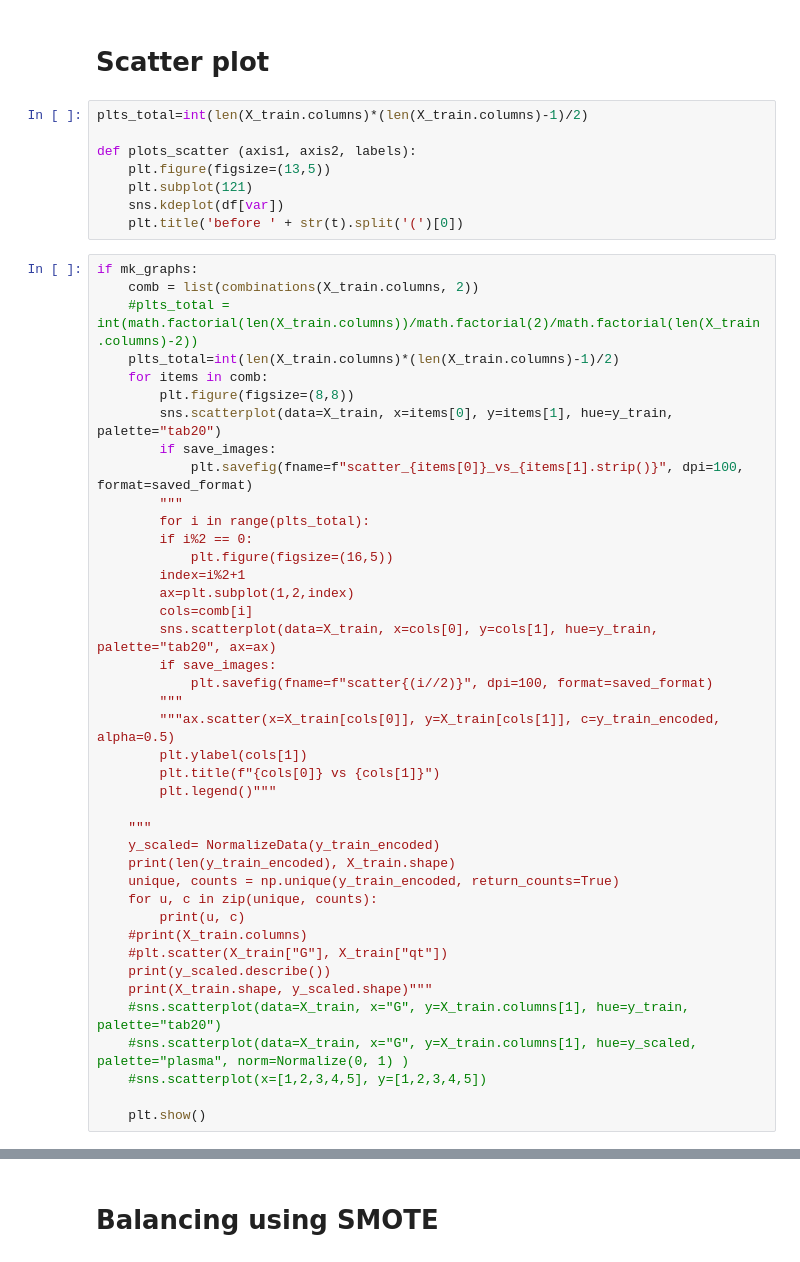
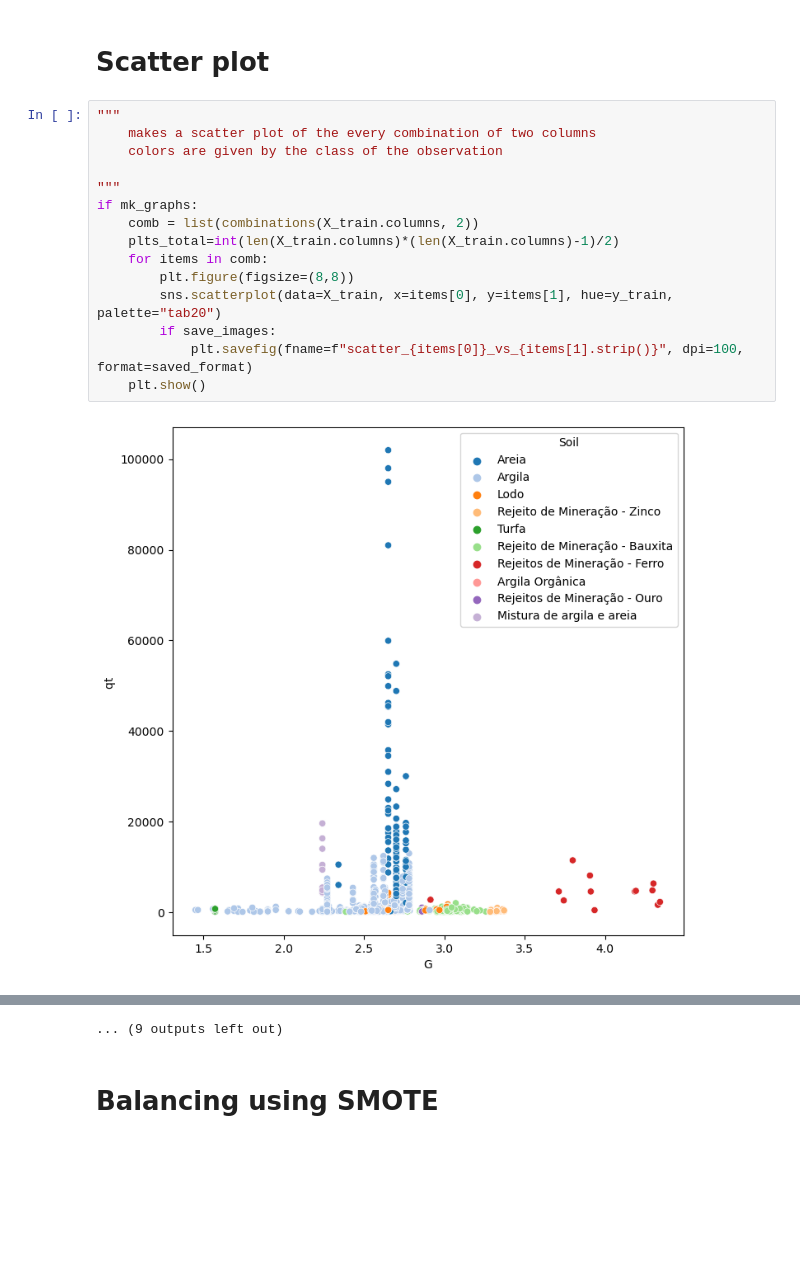
Before and after one commit to alberthuslordello/TCC, a Jupyter notebook: data_exploration.ipynb, the cells around one changed output, grey strips where cells are left out. Cells and saved outputs as stored; diff of their text form; blank space fills up the shorter version.

```diff
--- a/data_exploration.ipynb
+++ b/data_exploration.ipynb
@@ -300,51 +361,19 @@ if mk_graphs:
 # %% [markdown]
 # Scatter plot
-# %%
-plts_total=int(len(X_train.columns)*(len(X_train.columns)-1)/2)
-
-def plots_scatter (axis1, axis2, labels):
-    plt.figure(figsize=(13,5))
-    plt.subplot(121)
-    sns.kdeplot(df[var])
-    plt.title('before ' + str(t).split('(')[0])
 # %%
+"""
+    makes a scatter plot of the every combination of two columns
+    colors are given by the class of the observation
+
+"""
 if mk_graphs:
     comb = list(combinations(X_train.columns, 2))
-    #plts_total = int(math.factorial(len(X_train.columns))/math.factorial(2)/math.factorial(len(X_train.columns)-2))
     plts_total=int(len(X_train.columns)*(len(X_train.columns)-1)/2)
     for items in comb:
         plt.figure(figsize=(8,8))
         sns.scatterplot(data=X_train, x=items[0], y=items[1], hue=y_train, palette="tab20")
         if save_images:
             plt.savefig(fname=f"scatter_{items[0]}_vs_{items[1].strip()}", dpi=100, format=saved_format)
-        """
-        for i in range(plts_total):
-        if i%2 == 0:
-            plt.figure(figsize=(16,5))
-        index=i%2+1
-        ax=plt.subplot(1,2,index)
-        cols=comb[i]
-        sns.scatterplot(data=X_train, x=cols[0], y=cols[1], hue=y_train, palette="tab20", ax=ax)
-        if save_images:
-            plt.savefig(fname=f"scatter{(i//2)}", dpi=100, format=saved_format)
-        """
-        """ax.scatter(x=X_train[cols[0]], y=X_train[cols[1]], c=y_train_encoded, alpha=0.5)
-        plt.ylabel(cols[1])
-        plt.title(f"{cols[0]} vs {cols[1]}")
-        plt.legend()"""
-
-    """
-    y_scaled= NormalizeData(y_train_encoded)
-    print(len(y_train_encoded), X_train.shape)
-    unique, counts = np.unique(y_train_encoded, return_counts=True)
-    for u, c in zip(unique, counts):
-        print(u, c)
-    #print(X_train.columns)
-    #plt.scatter(X_train["G"], X_train["qt"])
-    print(y_scaled.describe())
-    print(X_train.shape, y_scaled.shape)"""
-    #sns.scatterplot(data=X_train, x="G", y=X_train.columns[1], hue=y_train, palette="tab20")
-    #sns.scatterplot(data=X_train, x="G", y=X_train.columns[1], hue=y_scaled, palette="plasma", norm=Normalize(0, 1) )
-    #sns.scatterplot(x=[1,2,3,4,5], y=[1,2,3,4,5])
-
     plt.show()
+# %% [output]
+[figure, added]
@@ -351,3 +391,4 @@ if mk_graphs:
+... (9 outputs left out)
 # %% [markdown]
 
 # Balancing using SMOTE
```
Also changed, not shown: parts of 42 cells of this notebook.
